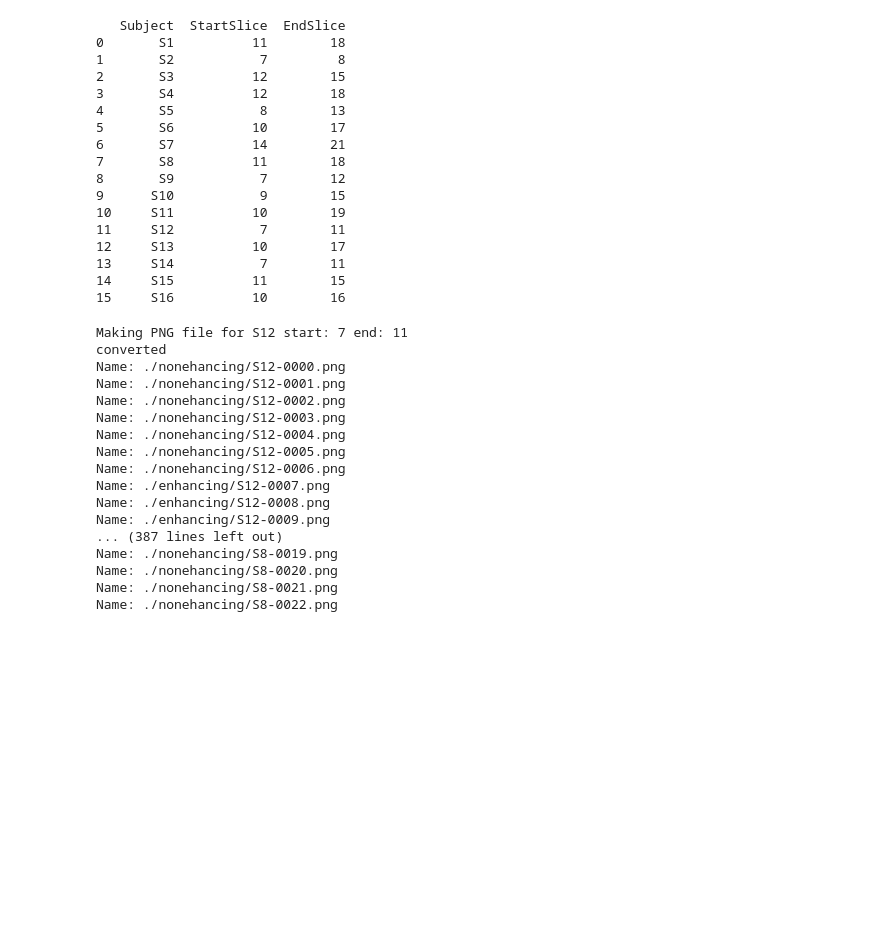
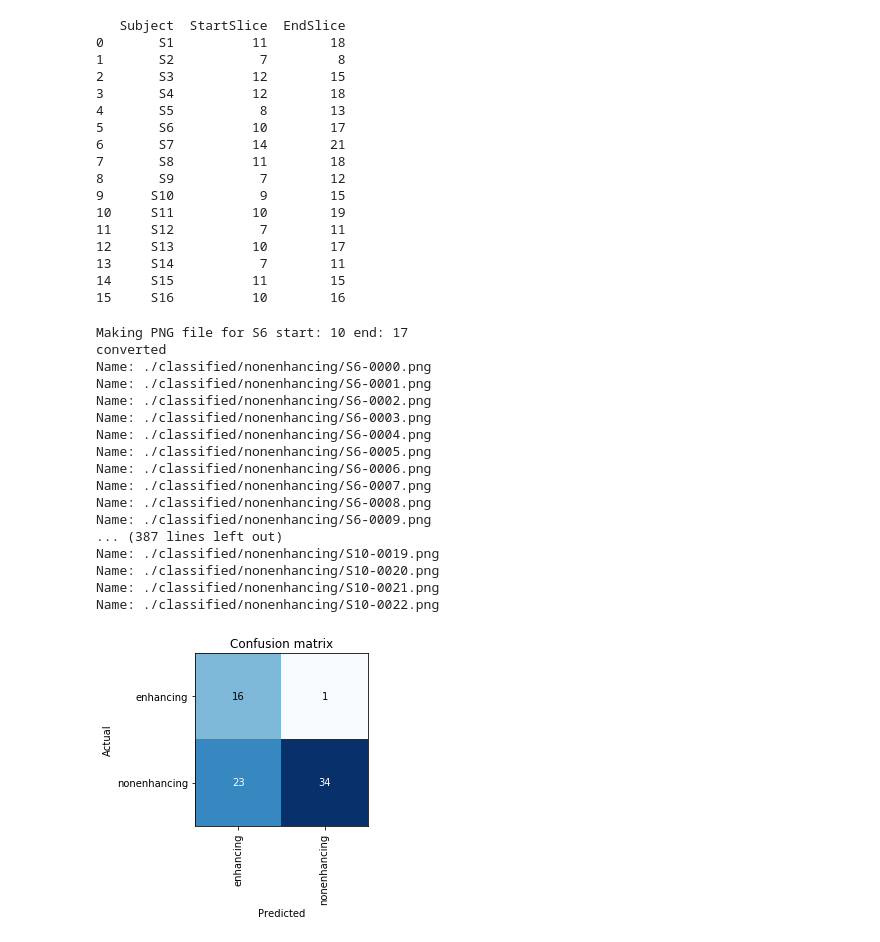
Before and after one commit to slowvak/MC-ImageWrangling, a Jupyter notebook: ImageWrangling.ipynb, the cells around one changed output. Saved outputs shown, nothing was run; the diff lists cells and outputs as text; code cells hidden in the pictures; blank space fills up the shorter version.

```diff
--- a/ImageWrangling.ipynb
+++ b/ImageWrangling.ipynb
@@ -271,11 +274,9 @@ def nifti_to_img(red_file, green_file, blue_file, not_dir, yes_dir, startSlice,
 
 # store the png files into enhancing or nonenhancing folders after making sure they are cleared
 
-!rm -rf enhancing
-!rm -rf nonenhancing
+!rm -rf classified
 
-!mkdir enhancing
-!mkdir nonenhancing
+!mkdir classified
 
 for subj in os.listdir(NIFTI_PATH):
     subj_path = os.path.join(NIFTI_PATH, subj)
@@ -285,25 +286,25 @@ for subj in os.listdir(NIFTI_PATH):
     startSlice = df.loc[df.Subject == subj, 'StartSlice'].values[0]
     endSlice = df.loc[df.Subject == subj, 'EndSlice'].values[0]
     print ("Making PNG file for " + subj + " start: " + str(startSlice) + " end: " + str(endSlice))
-    count = nifti_to_img(red_f, green_f, blue_f, './nonenhancing', './enhancing', startSlice, endSlice, subj)
+    count = nifti_to_img(red_f, green_f, blue_f, './classified/nonenhancing', './classified/enhancing', startSlice, endSlice, subj)
 # %% [output]
-Making PNG file for S12 start: 7 end: 11
+Making PNG file for S6 start: 10 end: 17
 converted
-Name: ./nonehancing/S12-0000.png
-Name: ./nonehancing/S12-0001.png
-Name: ./nonehancing/S12-0002.png
-Name: ./nonehancing/S12-0003.png
-Name: ./nonehancing/S12-0004.png
-Name: ./nonehancing/S12-0005.png
-Name: ./nonehancing/S12-0006.png
-Name: ./enhancing/S12-0007.png
-Name: ./enhancing/S12-0008.png
-Name: ./enhancing/S12-0009.png
+Name: ./classified/nonenhancing/S6-0000.png
+Name: ./classified/nonenhancing/S6-0001.png
+Name: ./classified/nonenhancing/S6-0002.png
+Name: ./classified/nonenhancing/S6-0003.png
+Name: ./classified/nonenhancing/S6-0004.png
+Name: ./classified/nonenhancing/S6-0005.png
+Name: ./classified/nonenhancing/S6-0006.png
+Name: ./classified/nonenhancing/S6-0007.png
+Name: ./classified/nonenhancing/S6-0008.png
+Name: ./classified/nonenhancing/S6-0009.png
 ... (387 lines left out)
-Name: ./nonehancing/S8-0019.png
-Name: ./nonehancing/S8-0020.png
-Name: ./nonehancing/S8-0021.png
-Name: ./nonehancing/S8-0022.png
+Name: ./classified/nonenhancing/S10-0019.png
+Name: ./classified/nonenhancing/S10-0020.png
+Name: ./classified/nonenhancing/S10-0021.png
+Name: ./classified/nonenhancing/S10-0022.png
 # %%
 # Cell #7
 # display some images to see the result
@@ -312,3 +313,27 @@ Name: ./nonehancing/S8-0022.png
 # format Snn-000m.png where n is the subject number and m is the slice number
 # the image will then appear on the right
 # enhancing is red, T2 bright is blue, if all are bright it is white
+# %%
+# Cell #8
+# now we are ready to load data and train classifier
+# while we did this in separate cells before, we will do it all in one
+# this should look familiar.
+!pip3 install fastai
+from fastai.vision import *
+
+classes_dir = "./classified"
+
+np.random.seed(42)
+data = ImageDataBunch.from_folder(classes_dir, train=".", valid_pct=0.2,
+        ds_tfms=get_transforms(), size=64, num_workers=4).normalize(imagenet_stats)
+data.classes
+data.classes, data.c, len(data.train_ds), len(data.valid_ds)
+
+learn = cnn_learner(data, models.resnet34, metrics=error_rate)
+
+learn.fit_one_cycle(3)
+
+interp = ClassificationInterpretation.from_learner(learn)
+interp.plot_confusion_matrix()
+# %% [output]
+[figure, added]
```
Also changed, not shown: parts of 3 cells of this notebook.
